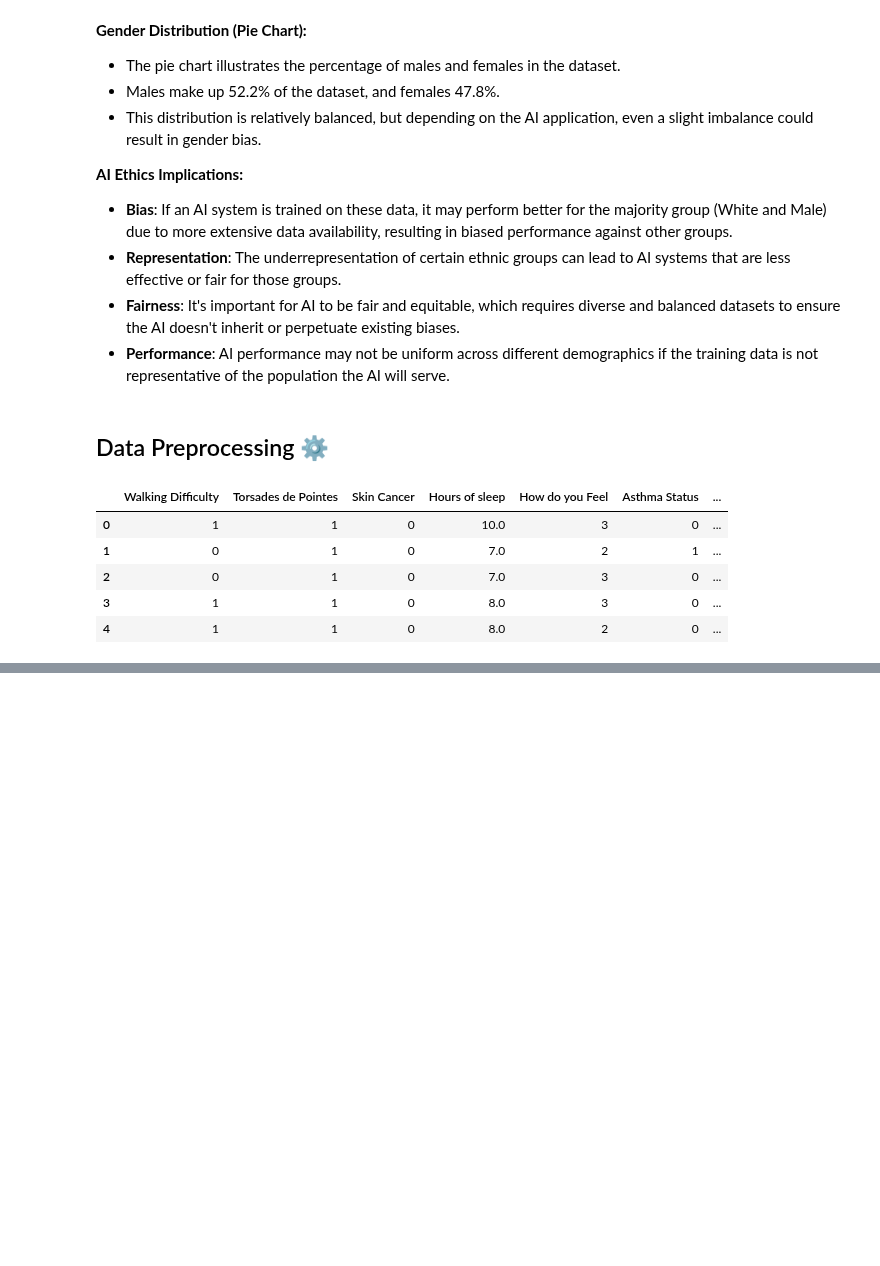
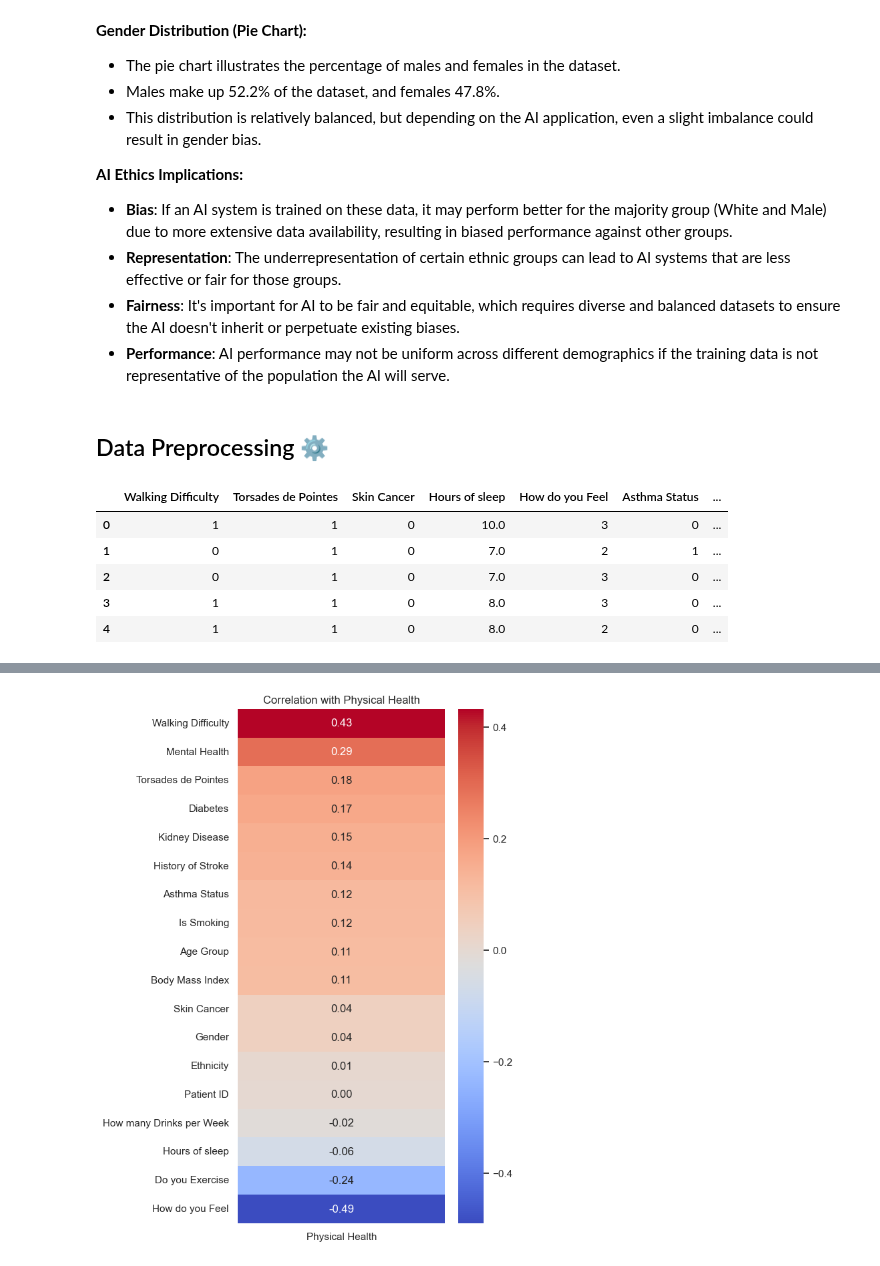
Before and after one commit to Dadd0/AI_MedCare_282401, a Jupyter notebook: main.ipynb, the cells around one changed output, grey strips where cells are left out. Cells and saved outputs as stored; diff of their text form; code cells hidden in the pictures; blank space fills up the shorter version.

```diff
--- a/main.ipynb
+++ b/main.ipynb
@@ -388,0 +396,20 @@ data.head()
+# %%
+# heatmap with only the target variable
+corr_medcenter_df = medcenter_df.corr()
+
+# Define the target variable
+target_variable = 'Physical Health'
+
+# Compute the correlation with the target variable
+target_corr = corr_medcenter_df[target_variable].drop(target_variable)
+
+# Sort correlation values in descending order
+target_corr_sorted = target_corr.sort_values(ascending=False)
+
+# Plot a heatmap of the correlations with the target variable
+plt.figure(figsize=(5, 10))
+sns.heatmap(target_corr_sorted.to_frame(), cmap="coolwarm", annot=True, fmt='.2f', cbar=True)
+plt.title(f'Correlation with {target_variable}')
+plt.show()
+# %% [output]
+[figure, added]
```
Also changed, not shown: parts of 4 cells of this notebook.
